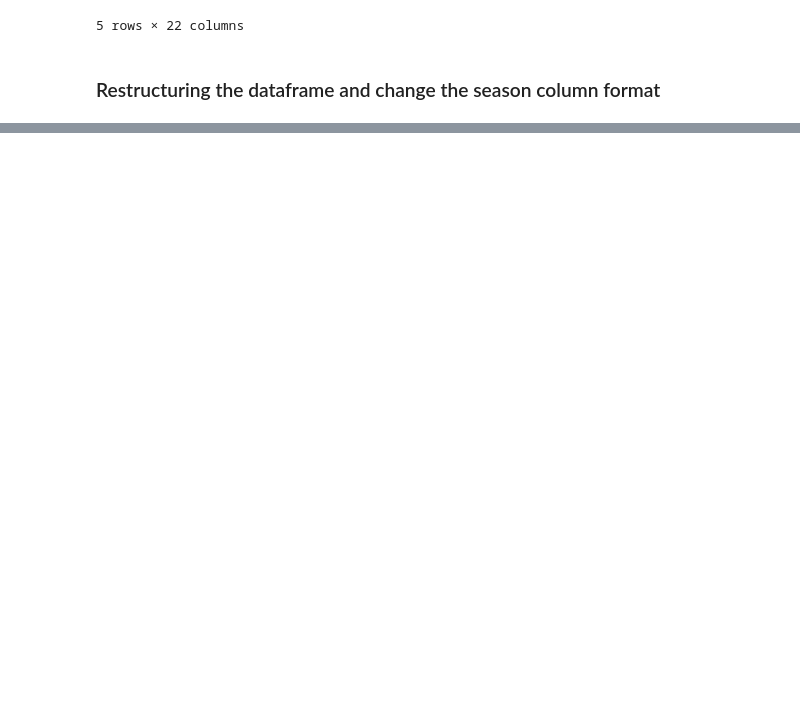
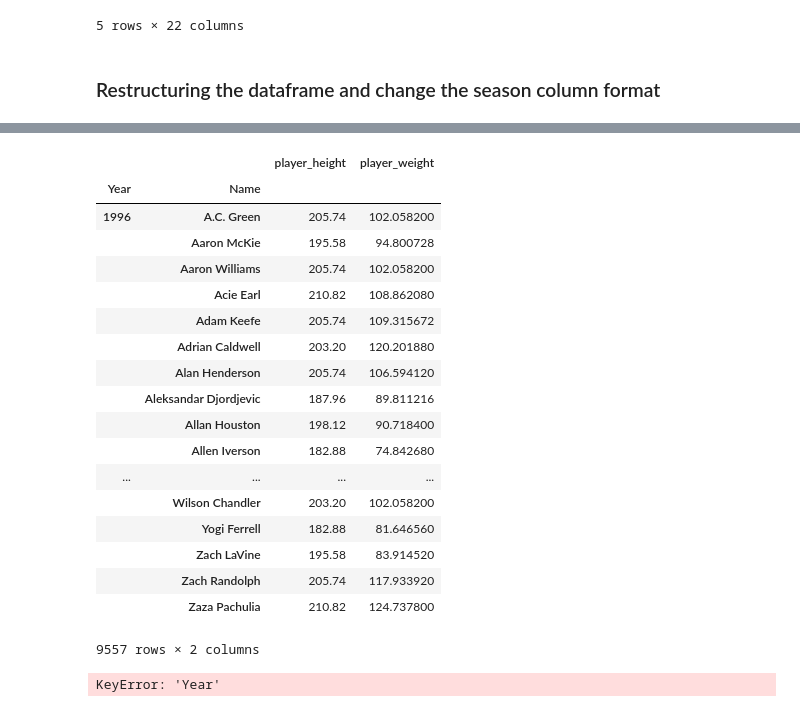
Before and after one commit to xudaiyanzi/NBA_players_salary, a Jupyter notebook: physical_characteristics/phy_chara.ipynb, the cells around one changed output, grey strips where cells are left out. Drawn from its saved outputs; the diff is of its cells as text; code cells hidden in the pictures; blank space fills up the shorter version.

```diff
--- a/physical_characteristics/phy_chara.ipynb
+++ b/physical_characteristics/phy_chara.ipynb
@@ -65,0 +70,3 @@ phy_df.head()
+# %%
+phy_df =phy_df [[ "Year","Name","player_height","player_weight"]]
+phy_df.head()
@@ -65,0 +80,27 @@ phy_df.head()
+# %%
+df = phy_df.groupby(['Year','Name']).mean()
+df
+# %% [output]
+|  |  | player_height | player_weight |
+| Year | Name |  |  |
+| 1996 | A.C. Green | 205.74 | 102.058200 |
+|  | Aaron McKie | 195.58 | 94.800728 |
+|  | Aaron Williams | 205.74 | 102.058200 |
+|  | Acie Earl | 210.82 | 108.862080 |
+|  | Adam Keefe | 205.74 | 109.315672 |
+|  | Adrian Caldwell | 203.20 | 120.201880 |
+|  | Alan Henderson | 205.74 | 106.594120 |
+|  | Aleksandar Djordjevic | 187.96 | 89.811216 |
+|  | Allan Houston | 198.12 | 90.718400 |
+|  | Allen Iverson | 182.88 | 74.842680 |
+| ... | ... | ... | ... |
+|  | Wilson Chandler | 203.20 | 102.058200 |
+|  | Yogi Ferrell | 182.88 | 81.646560 |
+|  | Zach LaVine | 195.58 | 83.914520 |
+|  | Zach Randolph | 205.74 | 117.933920 |
+|  | Zaza Pachulia | 210.82 | 124.737800 |
+9557 rows × 2 columns
+# %%
+df.set_index(['Year',"Name"])
+# %% [output]
+KeyError: 'Year'
```
Also changed, not shown: parts of 3 cells of this notebook, 1 other file.
